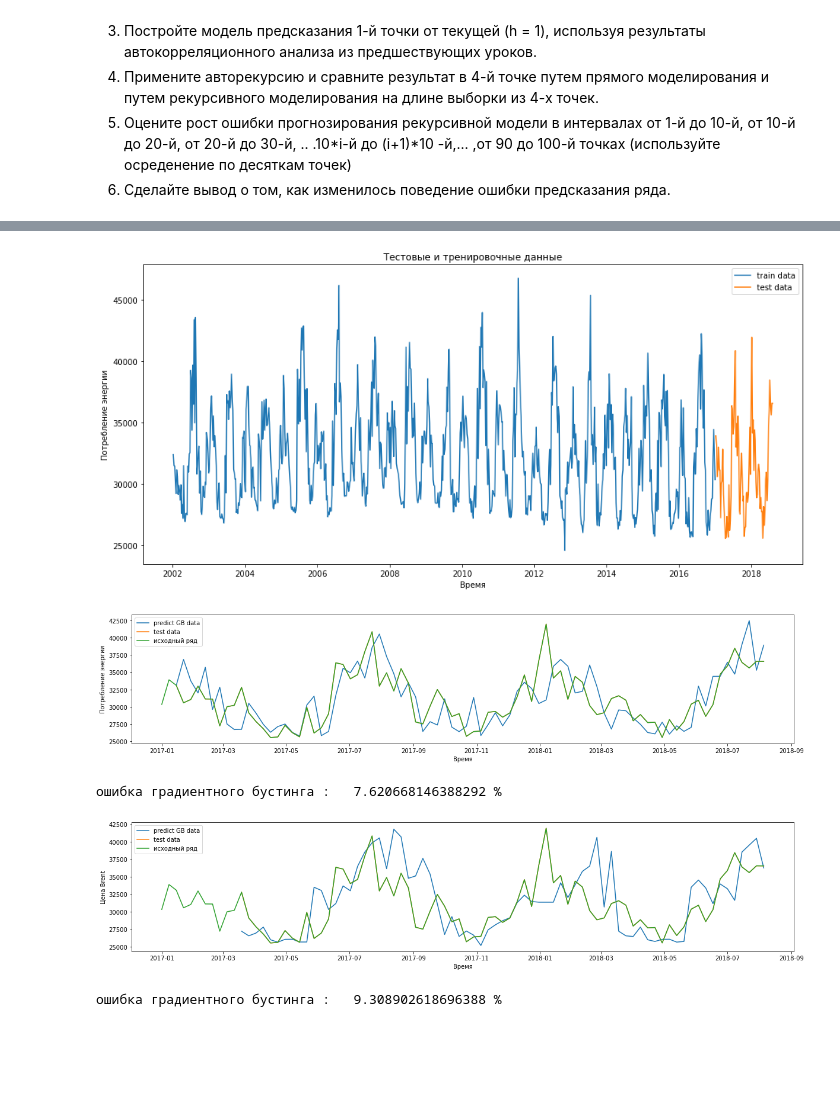
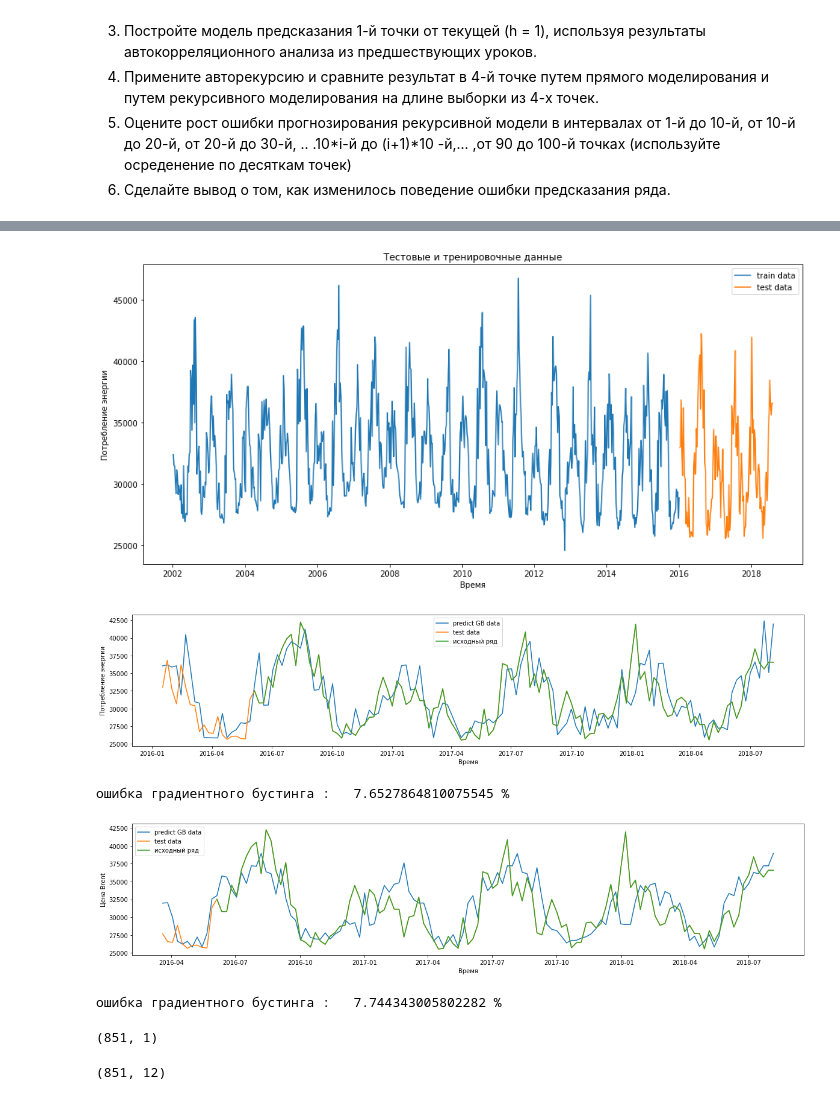
Before and after one commit to ARIV2019/machine-learning-in-business, a Jupyter notebook: les_4.ipynb, the cells around one changed output, grey strips where cells are left out. Saved outputs shown, nothing was run; the diff lists cells and outputs as text; code cells hidden in the pictures; blank space fills up the shorter version.

```diff
--- a/les_4.ipynb
+++ b/les_4.ipynb
@@ -80,7 +80,7 @@ def split_data_b( data, split_date ):
     return data.loc[data.index.get_level_values('Date') <= split_date].copy(), \
            data.loc[data.index.get_level_values('Date') >  split_date].copy()
 
-train_b, test_b = split_data_b( data_w, '01-01-2017')
+train_b, test_b = split_data_b( data_w, '01-06-2016')
 
 X_train_b = train_b.iloc[:-1,:]
 y_train_b = train_b[data_w.columns[0]].values[1:]
@@ -97,33 +97,33 @@ plt.title( 'Тестовые и тренировочные данные' )
 plt.legend()
 plt.show()
 # %% [output]
-[figure, old version]
+[figure, new version]
 # %%
 def mean_absolute_percentage_error(y_true, y_pred):
     y_true, y_pred = np.array(y_true), np.array(y_pred)
     return np.mean(np.abs((y_true - y_pred) / y_true)) * 100
 
 model_gb = GradientBoostingRegressor(max_depth=15, random_state=0, n_estimators=100)
 model_gb.fit( X_train_b, y_train_b )
 X_test_pred_gb = model_gb.predict(X_test_b)
 
 plt.figure( figsize=( 20, 4 ))
 
 plt.xlabel('Время')
 plt.ylabel('Потребление энергии')
 plt.plot(test_b.index[1:],X_test_pred_gb, label='predict GB data' )
 plt.plot(test_b.index[1:],y_test_b, label='test data')
-plt.plot(data_w.loc['2017-01-01':].index, data_w.loc['2017-01-01':]['PJME_MW'], label='исходный ряд')
+plt.plot(data_w.loc['2016-06-01':].index, data_w.loc['2016-06-01':]['PJME_MW'], label='исходный ряд')
 
 plt.legend()
 plt.show()
 
 er_g = mean_absolute_percentage_error(y_true=y_test_b, y_pred=X_test_pred_gb)
 
 print('ошибка градиентного бустинга :  ', er_g, '%')
 # %% [output]
-[figure, old version]
+[figure, new version]
-ошибка градиентного бустинга :   7.620668146388292 %
+ошибка градиентного бустинга :   7.6527864810075545 %
 # %%
 h=10
 X_train_b = train_b.iloc[:-h,:]
@@ -140,7 +140,7 @@ plt.xlabel('Время')
 plt.ylabel('Цена Brent')
 plt.plot(test_b.index[h:],X_test_pred_gb, label='predict GB data' )
 plt.plot(test_b.index[h:],y_test_b, label='test data')
-plt.plot(data_w.loc['2017-01-01':].index, data_w.loc['2017-01-01':]['PJME_MW'], label='исходный ряд')
+plt.plot(data_w.loc['2016-06-01':].index, data_w.loc['2016-06-01':]['PJME_MW'], label='исходный ряд')
 
 plt.legend()
 plt.show()
@@ -149,5 +149,22 @@ er_g = mean_absolute_percentage_error(y_true=y_test_b, y_pred=X_test_pred_gb)
 
 print('ошибка градиентного бустинга :  ', er_g, '%')
 # %% [output]
-[figure, old version]
+[figure, new version]
-ошибка градиентного бустинга :   9.308902618696388 %
+ошибка градиентного бустинга :   7.744343005802282 %
+# %%
+scl_target=StandardScaler()
+p = 14
+h=1
+target = data_w['PJME_MW'].values[h+p:].reshape((data_w.shape[0]-h-p,1))
+y = scl_target.fit_transform(target)
+y.shape
+# %% [output]
+(851, 1)
+# %%
+scl_x=StandardScaler()
+
+X = data_w.iloc[p:-h,:].values
+X = scl_x.fit_transform(X.astype('float64'))
+X.shape
+# %% [output]
+(851, 12)
```
Also changed, not shown: parts of 28 cells of this notebook.
